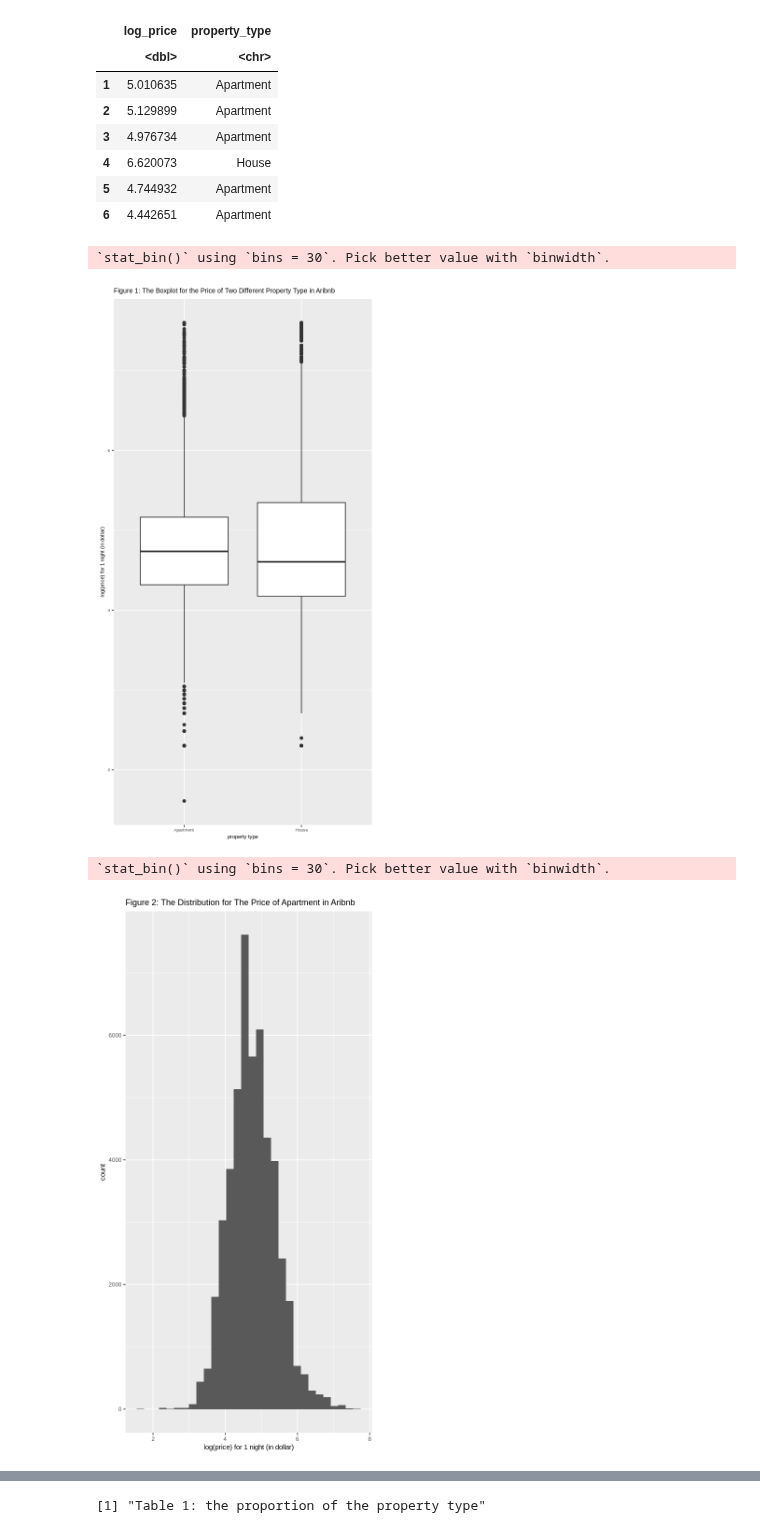
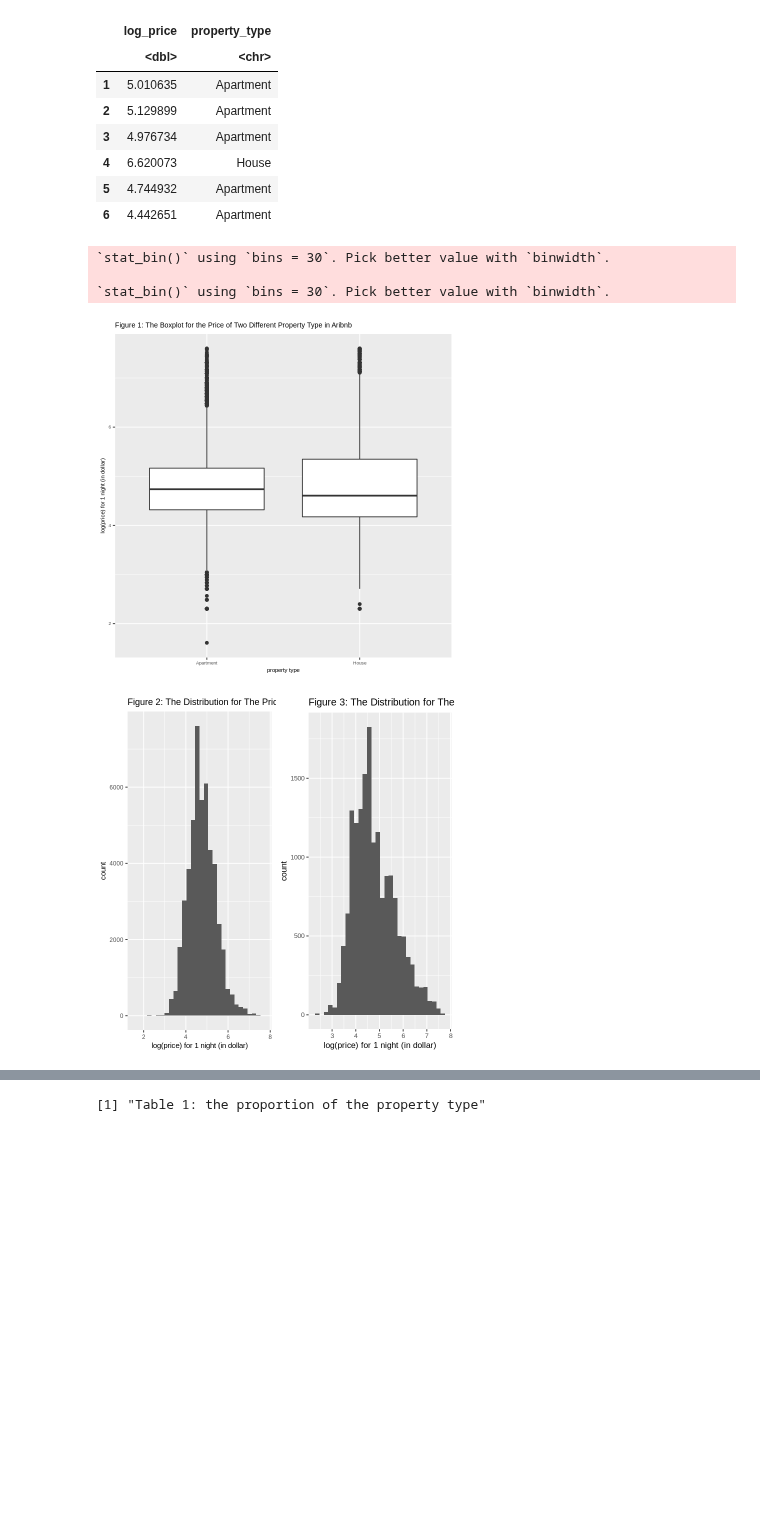
Before and after one commit to takumihoriba/stat201-project, a Jupyter notebook: proposal-2.ipynb, the cells around one changed output, grey strips where cells are left out. Saved outputs shown, nothing was run; the diff lists cells and outputs as text; code cells hidden in the pictures; blank space fills up the shorter version.

```diff
--- a/proposal-2.ipynb
+++ b/proposal-2.ipynb
@@ -53,7 +62,7 @@ A data.frame: 6 × 2
 #Plot the relevant raw data
 set.seed(320)
 
-options(repr.plot.width = 5, repr.plot.height = 10)
+options(repr.plot.width = 6, repr.plot.height = 6)
 
 #boxplot
 
@@ -63,35 +72,38 @@ log_price_boxplot <- ggplot(Airbnb_tidy,aes(x=property_type,y=log_price))+
                      theme(text=element_text(size=7))+
                      labs(title="Figure 1: The Boxplot for the Price of Two Different Property Type in Aribnb")
 log_price_boxplot
 
 Apartment_data <- Airbnb_tidy |> filter(property_type=="Apartment")
 
 Apartment_distribution <- ggplot(Apartment_data,aes(x=log_price))+
                           geom_histogram()+
                           labs(x="log(price) for 1 night (in dollar)") +
                           theme(text=element_text(size=9))+
                           labs(title="Figure 2: The Distribution for The Price of Apartment in Aribnb")
-Apartment_distribution
+
  House_data <- Airbnb_tidy |> filter(property_type=="House")
 
 House_distribution <- ggplot(House_data,aes(x=log_price))+
                           geom_histogram()+
                           labs(x="log(price) for 1 night (in dollar)") +
                           theme(text=element_text(size=10))+
                           labs(title="Figure 3: The Distribution for The Price of House in Aribnb")
-House_distribution
+
 sample_mean<- Airbnb_tidy |> group_by(property_type) |> summarize(sample_mean=mean(log_price))
 compare_distribution <- Airbnb_tidy |>
                         ggplot(aes(x=log_price,fill=property_type))+
                         geom_histogram(binwidth=0.5,alpha=0.5)+
                         ggtitle("Figure 4: Distribution of Log Price Colored by the Type of Property")+
                         labs(fill="Property Type", x="Log Price in USD")+
                         theme(text=element_text(size=9))+
                         geom_vline(xintercept = sample_mean$sample_mean[1], color="red")+
                         geom_vline(xintercept = sample_mean$sample_mean[2],color="blue")
+
+grid.arrange(Apartment_distribution,House_distribution,ncol=2)
 compare_distribution
 # %% [output]
 `stat_bin()` using `bins = 30`. Pick better value with `binwidth`.
+
+`stat_bin()` using `bins = 30`. Pick better value with `binwidth`.
-[figure, old version]
+[figure, new version]
-`stat_bin()` using `bins = 30`. Pick better value with `binwidth`.
-[figure, old version]
+[figure, new version]
```
Also changed, not shown: parts of 2 cells of this notebook.
